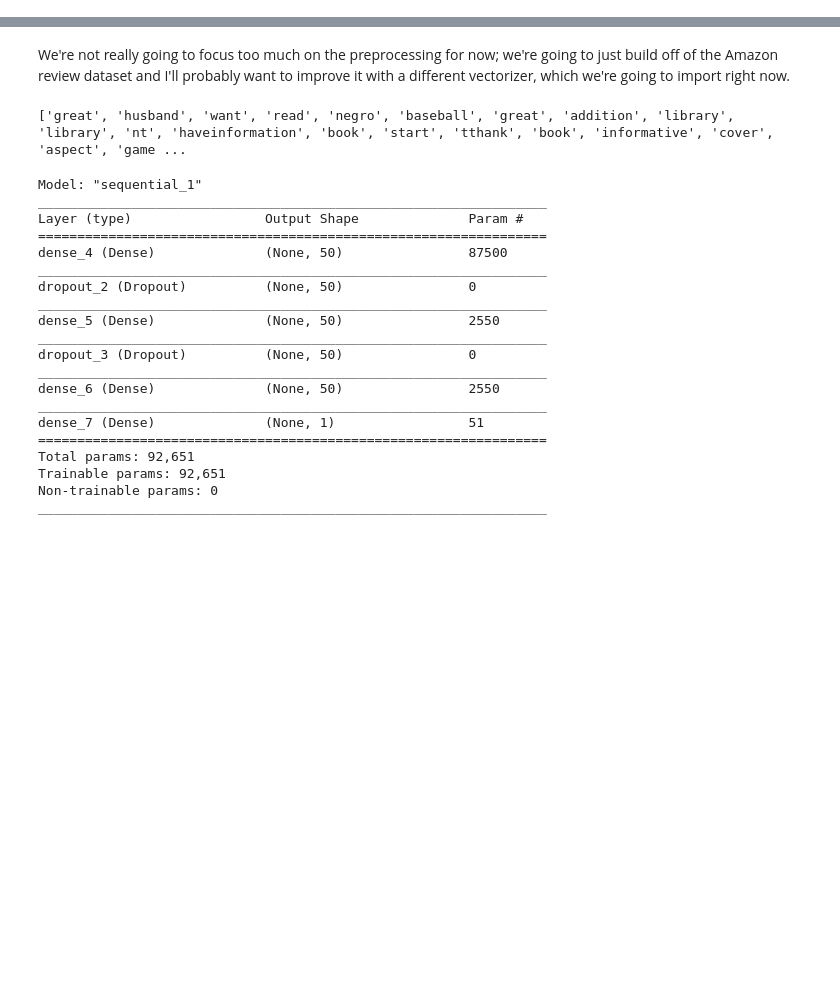
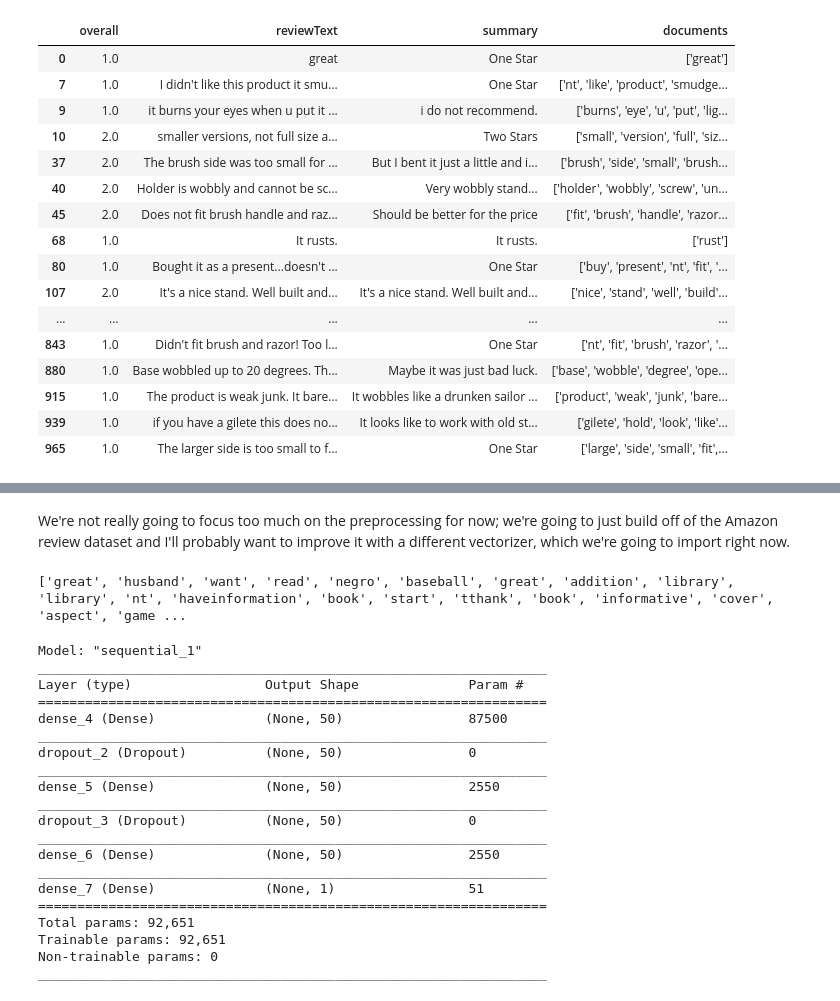
Before and after one commit to ejgm99/NLPWebsite, a Jupyter notebook: PreprocessingCode/NLP_Deep_Learning_Intro.ipynb, the cells around one changed output, grey strips where cells are left out. Cells and saved outputs as stored; diff of their text form; code cells hidden in the pictures; blank space fills up the shorter version.

```diff
--- a/PreprocessingCode/NLP_Deep_Learning_Intro.ipynb
+++ b/PreprocessingCode/NLP_Deep_Learning_Intro.ipynb
@@ -11,0 +25,23 @@ words_df = pd.read_csv('All_Beauty1.csv')
+# %%
+dataframe  = words_df
+#dataframe['overall']
+
+words_df[words_df['overall'] < 3]
+# %% [output]
+|  | overall | reviewText | summary | documents |
+| 0 | 1.0 | great | One Star | ['great'] |
+| 7 | 1.0 | I didn't like this product it smu... | One Star | ['nt', 'like', 'product', 'smudge... |
+| 9 | 1.0 | it burns your eyes when u put it ... | i do not recommend. | ['burns', 'eye', 'u', 'put', 'lig... |
+| 10 | 2.0 | smaller versions, not full size a... | Two Stars | ['small', 'version', 'full', 'siz... |
+| 37 | 2.0 | The brush side was too small for ... | But I bent it just a little and i... | ['brush', 'side', 'small', 'brush... |
+| 40 | 2.0 | Holder is wobbly and cannot be sc... | Very wobbly stand... | ['holder', 'wobbly', 'screw', 'un... |
+| 45 | 2.0 | Does not fit brush handle and raz... | Should be better for the price | ['fit', 'brush', 'handle', 'razor... |
+| 68 | 1.0 | It rusts. | It rusts. | ['rust'] |
+| 80 | 1.0 | Bought it as a present...doesn't ... | One Star | ['buy', 'present', 'nt', 'fit', '... |
+| 107 | 2.0 | It's a nice stand. Well built and... | It's a nice stand. Well built and... | ['nice', 'stand', 'well', 'build'... |
+| ... | ... | ... | ... | ... |
+| 843 | 1.0 | Didn't fit brush and razor! Too l... | One Star | ['nt', 'fit', 'brush', 'razor', '... |
+| 880 | 1.0 | Base wobbled up to 20 degrees. Th... | Maybe it was just bad luck. | ['base', 'wobble', 'degree', 'ope... |
+| 915 | 1.0 | The product is weak junk. It bare... | It wobbles like a drunken sailor ... | ['product', 'weak', 'junk', 'bare... |
+| 939 | 1.0 | if you have a gilete this does no... | It looks like to work with old st... | ['gilete', 'hold', 'look', 'like'... |
+| 965 | 1.0 | The larger side is too small to f... | One Star | ['large', 'side', 'small', 'fit',... |
```
Also changed, not shown: parts of 2 cells of this notebook, 1 other file.
